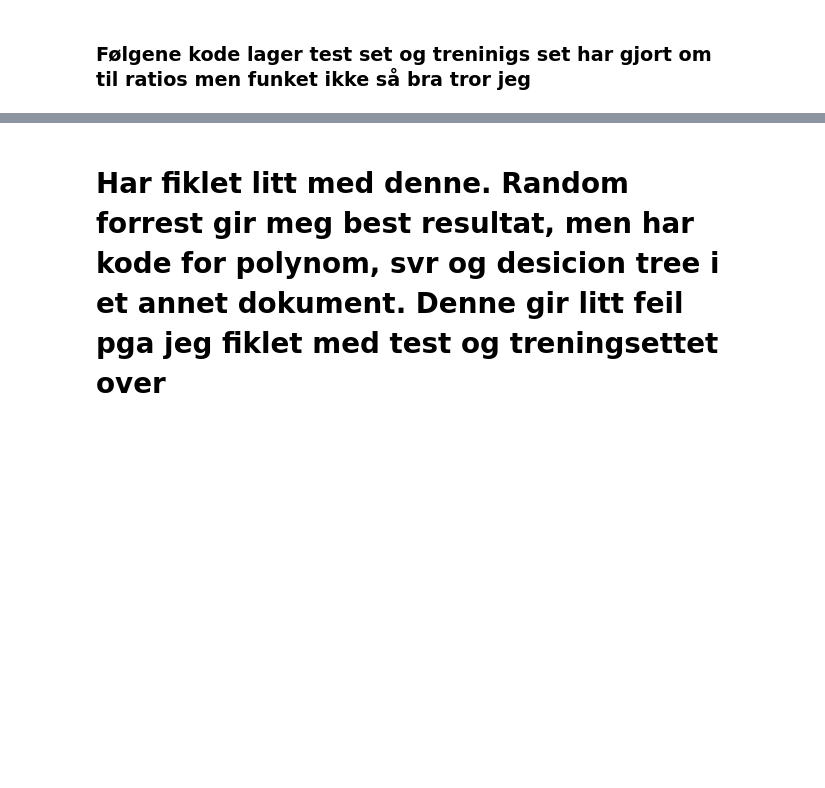
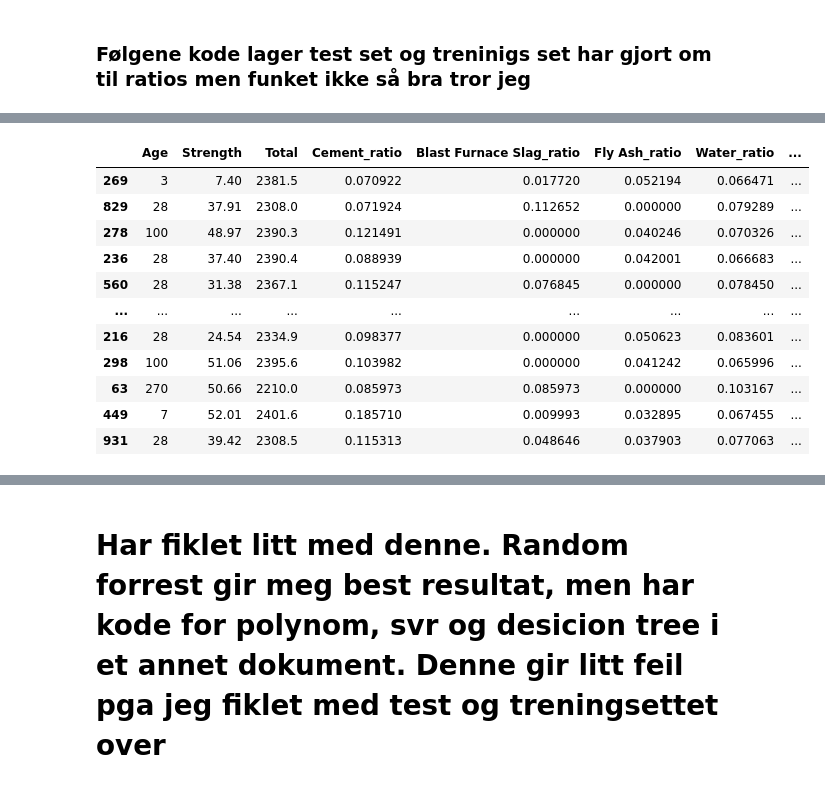
Before and after one commit to elisabellahj/MLing, a Jupyter notebook: Random_forrest.ipynb, the cells around one changed output, grey strips where cells are left out. Saved outputs shown, nothing was run; the diff lists cells and outputs as text; code cells hidden in the pictures; blank space fills up the shorter version.

```diff
--- a/Random_forrest.ipynb
+++ b/Random_forrest.ipynb
@@ -166,0 +23,74 @@ Fine Aggregate_ratio        0.329495   0.032517   0.333664   0.037023
+# %%
+file_path = "C:/Users/benny/Documents/ML/MLing/dataset/concrete_data.csv"
+
+if os.path.exists(file_path):                  #If statement for å laste inn datasettet
+    concrete_data = pd.read_csv(file_path)       #Datasetter har navnet cement_data
+    #print(cement_data.head())
+else:
+    print("File not found!")
+
+
+
+
+concrete_data = concrete_data.drop_duplicates(subset=concrete_data.columns.difference(["Strength"])).reset_index(drop=True)
+concrete_data["Total"] = concrete_data["Cement"] + concrete_data["Water"] + concrete_data["Fly Ash"] + concrete_data["Blast Furnace Slag"] + concrete_data["Superplasticizer"] + concrete_data["Coarse Aggregate"] + concrete_data["Fine Aggregate"]
+
+
+
+#Gjør datasettet om til ratios----------------------------------------------------------------------
+for feature in concrete_data.columns:
+    if feature not in ["Age", "Strength", "Total"]:
+        concrete_data[feature + "_ratio"] = concrete_data[feature] / concrete_data["Total"]
+        concrete_data.drop(columns=[feature], inplace=True)
+##--------------------------------------------------------------------------------------------------
+
+
+concrete_data["Age_cat"] = pd.cut(concrete_data["Age"],
+                                  bins=[0, 7, 28, 90, 180, 365],
+                                  labels=[1, 2, 3, 4, 5])
+
+
+split = StratifiedShuffleSplit(n_splits=1, test_size=0.2, random_state=42)
+for train_index, test_index in split.split(concrete_data, concrete_data["Age_cat"]):
+    strat_train_set = concrete_data.loc[train_index]
+    strat_test_set = concrete_data.loc[test_index]
+
+
+
+def check_proportions(df1, df2, label):
+    print(f"\n{label} Age Category Distribution:")
+    print(df1["Age_cat"].value_counts(normalize=True))  # Tester for å se om dataene er likt fordelt.
+    print("\nTest Set Age Category Distribution:")
+    print(df2["Age_cat"].value_counts(normalize=True))
+
+check_proportions(concrete_data, strat_test_set, "Original")
+
+
+for set_ in (strat_train_set, strat_test_set): #fjerner Age_cat
+    set_.drop("Age_cat", axis=1, inplace=True)
+
+strat_train_set = concrete_data.loc[train_index].copy()
+strat_test_set = concrete_data.loc[test_index].copy()
+
+# Remove any accidental overlap
+strat_train_set = strat_train_set.loc[~strat_train_set.index.isin(strat_test_set.index)]
+
+
+overlap = strat_train_set.merge(strat_test_set, how='inner')
+print(f"Total overlapping rows: {len(overlap)}")
+
+# If overlap exists, remove from test set
+if len(overlap) > 0:
+    strat_test_set = strat_test_set.loc[~strat_test_set.index.isin(overlap.index)]
+
+# Check if feature distributions are similar
+train_summary = strat_train_set.describe().T[['mean', 'std']]
+test_summary = strat_test_set.describe().T[['mean', 'std']]
+
+comparison = train_summary.join(test_summary, lsuffix='_train', rsuffix='_test')
+print(comparison)
+
+
+
+strat_train_set
+# %% [output]
@@ -166,0 +114,12 @@ Fine Aggregate_ratio        0.329495   0.032517   0.333664   0.037023
+|  | Age | Strength | Total | Cement_ratio | Blast Furnace Slag_ratio | Fly Ash_ratio | Water_ratio | ... |
+| 269 | 3 | 7.40 | 2381.5 | 0.070922 | 0.017720 | 0.052194 | 0.066471 | ... |
+| 829 | 28 | 37.91 | 2308.0 | 0.071924 | 0.112652 | 0.000000 | 0.079289 | ... |
+| 278 | 100 | 48.97 | 2390.3 | 0.121491 | 0.000000 | 0.040246 | 0.070326 | ... |
+| 236 | 28 | 37.40 | 2390.4 | 0.088939 | 0.000000 | 0.042001 | 0.066683 | ... |
+| 560 | 28 | 31.38 | 2367.1 | 0.115247 | 0.076845 | 0.000000 | 0.078450 | ... |
+| ... | ... | ... | ... | ... | ... | ... | ... | ... |
+| 216 | 28 | 24.54 | 2334.9 | 0.098377 | 0.000000 | 0.050623 | 0.083601 | ... |
+| 298 | 100 | 51.06 | 2395.6 | 0.103982 | 0.000000 | 0.041242 | 0.065996 | ... |
+| 63 | 270 | 50.66 | 2210.0 | 0.085973 | 0.085973 | 0.000000 | 0.103167 | ... |
+| 449 | 7 | 52.01 | 2401.6 | 0.185710 | 0.009993 | 0.032895 | 0.067455 | ... |
+| 931 | 28 | 39.42 | 2308.5 | 0.115313 | 0.048646 | 0.037903 | 0.077063 | ... |
```
Also changed, not shown: parts of 8 cells of this notebook.
